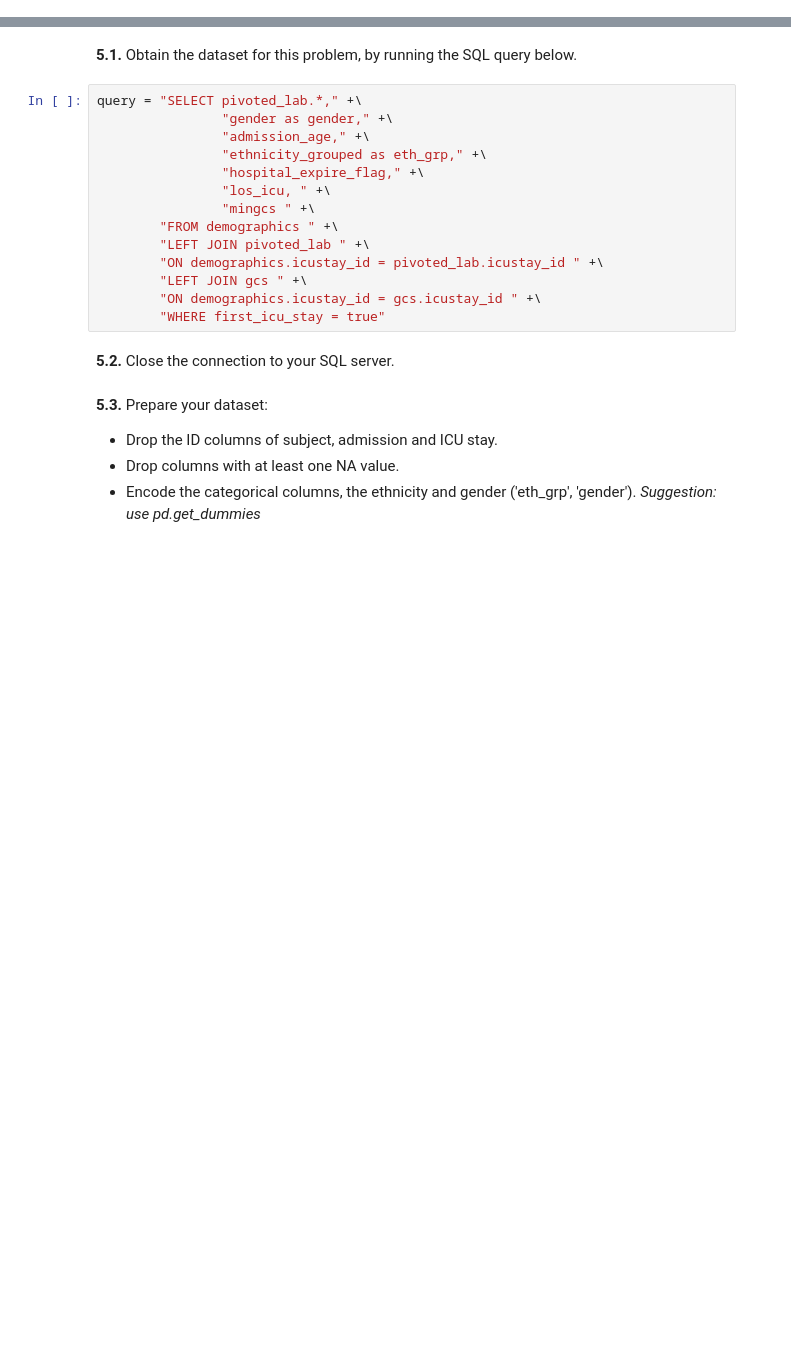
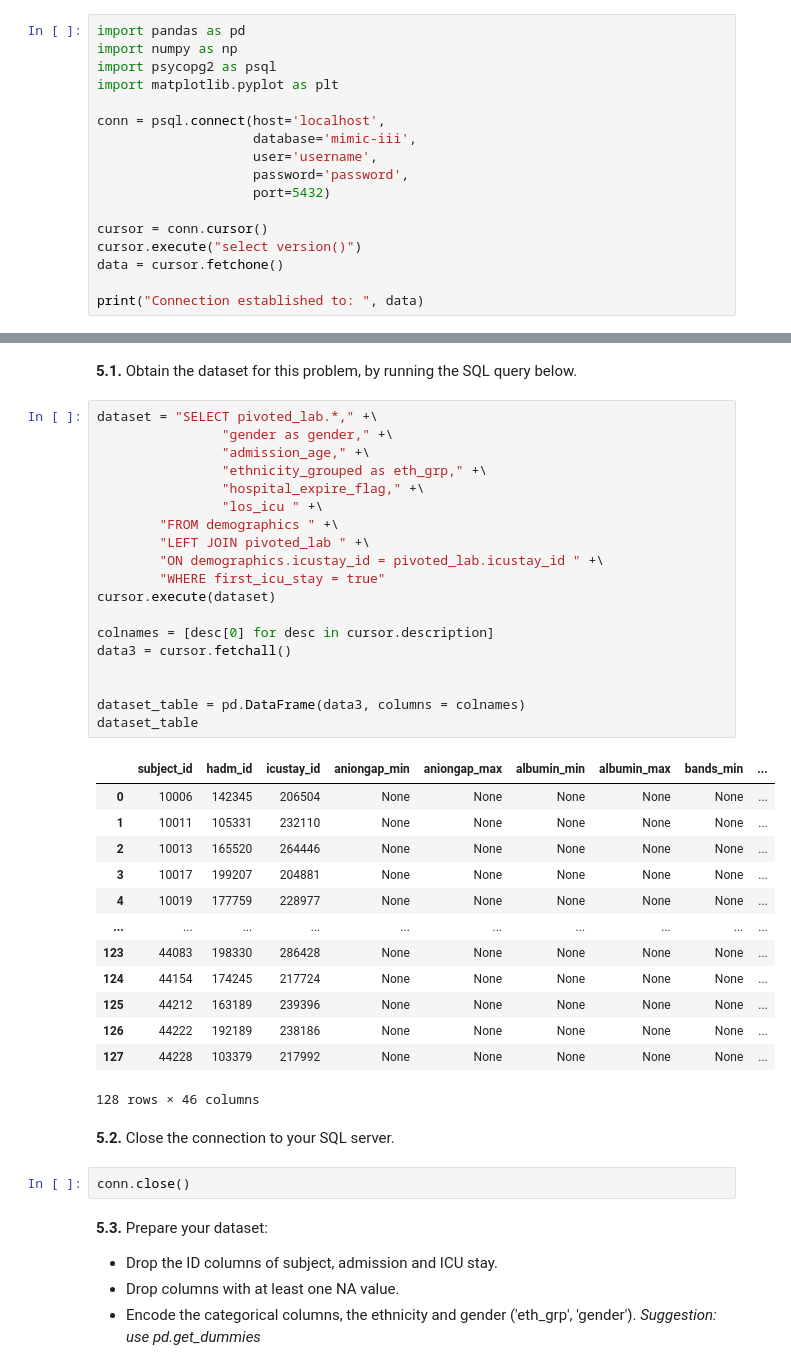
Before and after one commit to LuisLopes25/Assignment2, a Jupyter notebook: Assignment2_tofill.ipynb, the cells around one changed output, grey strips where cells are left out. Drawn from its saved outputs; the diff is of its cells as text; blank space fills up the shorter version.

```diff
--- a/Assignment2_tofill.ipynb
+++ b/Assignment2_tofill.ipynb
@@ -144,3 +144,20 @@ For the databases part of this assignment, you will use the mimic-iii database f
 You will now have to answer a few SQL questions.
 # %% [markdown]
 **1.** Open the connection to your mimic-iii database. If you want, you can delete your credentials before submitting the assignment, but if you do so, please run the notebook first, for the results to be displayed.
+# %%
+import pandas as pd
+import numpy as np
+import psycopg2 as psql
+import matplotlib.pyplot as plt
+
+conn = psql.connect(host='localhost',
+                    database='mimic-iii',
+                    user='username',
+                    password='password',
+                    port=5432)
+
+cursor = conn.cursor()
+cursor.execute("select version()")
+data = cursor.fetchone()
+
+print("Connection established to: ", data)
@@ -153,21 +220,42 @@ You will now have to answer a few SQL questions.
 # %% [markdown]
 **5.1.** Obtain the dataset for this problem, by running the SQL query below.
 # %%
-query = "SELECT pivoted_lab.*," +\
+dataset = "SELECT pivoted_lab.*," +\
                 "gender as gender," +\
                 "admission_age," +\
                 "ethnicity_grouped as eth_grp," +\
                 "hospital_expire_flag," +\
-                "los_icu, " +\
-                "mingcs " +\
+                "los_icu " +\
         "FROM demographics " +\
         "LEFT JOIN pivoted_lab " +\
         "ON demographics.icustay_id = pivoted_lab.icustay_id " +\
-        "LEFT JOIN gcs " +\
-        "ON demographics.icustay_id = gcs.icustay_id " +\
         "WHERE first_icu_stay = true"
+cursor.execute(dataset)
+
+colnames = [desc[0] for desc in cursor.description]
+data3 = cursor.fetchall()
+
+
+dataset_table = pd.DataFrame(data3, columns = colnames)
+dataset_table
+# %% [output]
+|  | subject_id | hadm_id | icustay_id | aniongap_min | aniongap_max | albumin_min | albumin_max | bands_min | ... |
+| 0 | 10006 | 142345 | 206504 | None | None | None | None | None | ... |
+| 1 | 10011 | 105331 | 232110 | None | None | None | None | None | ... |
+| 2 | 10013 | 165520 | 264446 | None | None | None | None | None | ... |
+| 3 | 10017 | 199207 | 204881 | None | None | None | None | None | ... |
+| 4 | 10019 | 177759 | 228977 | None | None | None | None | None | ... |
+| ... | ... | ... | ... | ... | ... | ... | ... | ... | ... |
+| 123 | 44083 | 198330 | 286428 | None | None | None | None | None | ... |
+| 124 | 44154 | 174245 | 217724 | None | None | None | None | None | ... |
+| 125 | 44212 | 163189 | 239396 | None | None | None | None | None | ... |
+| 126 | 44222 | 192189 | 238186 | None | None | None | None | None | ... |
+| 127 | 44228 | 103379 | 217992 | None | None | None | None | None | ... |
+128 rows × 46 columns
 # %% [markdown]
 **5.2.** Close the connection to your SQL server.
+# %%
+conn.close()
 # %% [markdown]
 **5.3.** Prepare your dataset:
 
```
Also changed, not shown: parts of 5 cells of this notebook.
